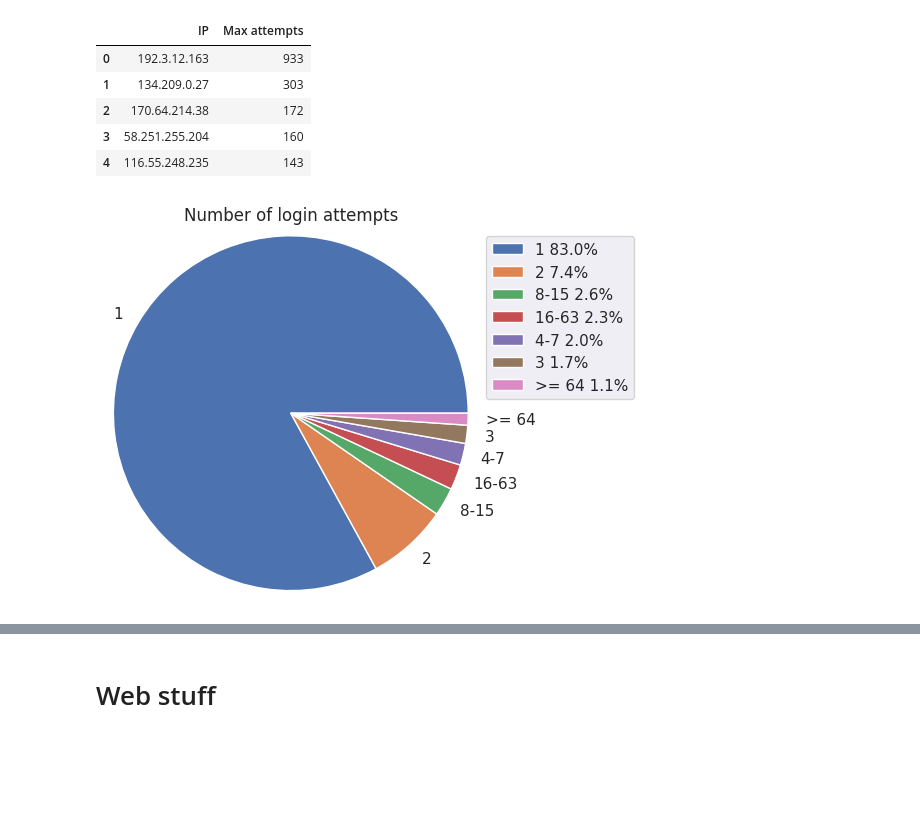
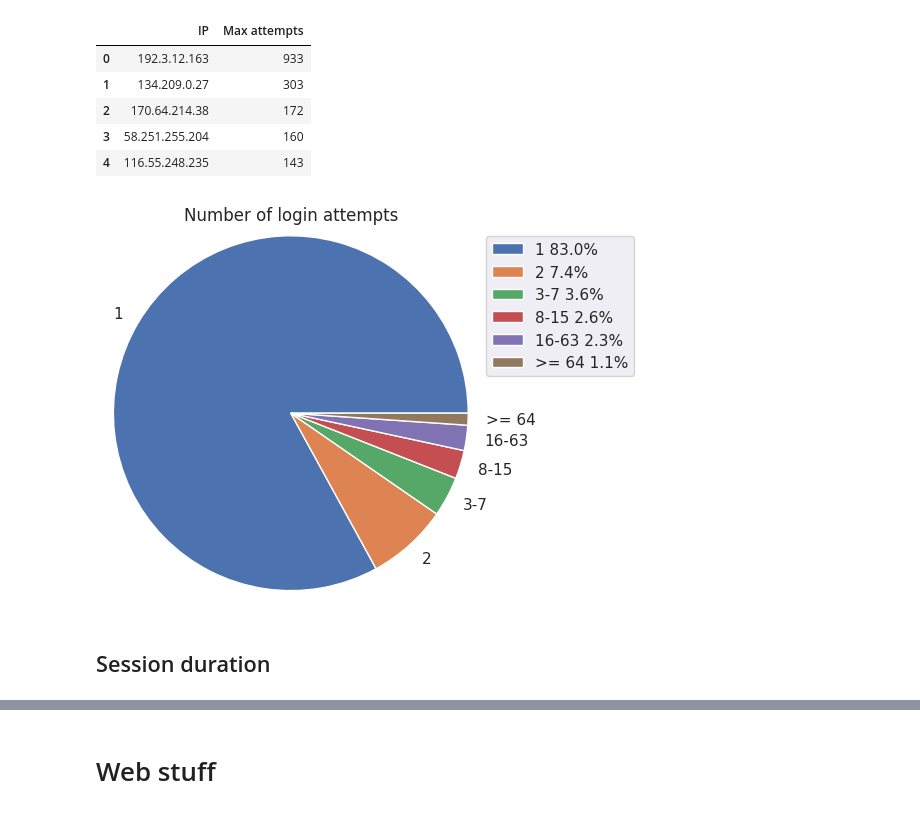
Before and after one commit to ysthakur/hacs202-ssh-hp, a Jupyter notebook: imhungry.ipynb, the cells around one changed output, grey strips where cells are left out. Saved outputs shown, nothing was run; the diff lists cells and outputs as text; code cells hidden in the pictures; blank space fills up the shorter version.

```diff
--- a/imhungry.ipynb
+++ b/imhungry.ipynb
@@ -286,28 +298,30 @@ counts_to_df(
 # %%
 counts = counts_to_df(num_attempts["Num attempts"].value_counts())
 counts.loc[counts["Num attempts"] >= 64, "Num attempts"] = ">= 64"
 counts.loc[
     counts["Num attempts"].apply(lambda n: n >= 16 if isinstance(n, int) else False),
     "Num attempts",
 ] = "16-63"
 counts.loc[
     counts["Num attempts"].apply(lambda n: n >= 8 if isinstance(n, int) else False),
     "Num attempts",
 ] = "8-15"
 counts.loc[
-    counts["Num attempts"].apply(lambda n: n >= 4 if isinstance(n, int) else False),
+    counts["Num attempts"].apply(lambda n: n >= 3 if isinstance(n, int) else False),
     "Num attempts",
-] = "4-7"
+] = "3-7"
 counts = counts.groupby("Num attempts")["Count"].sum().sort_values(ascending=False)
 total = counts.sum()
 percents = counts.apply(lambda count: (count / total) * 100)
 plt.pie(counts, labels=counts.index, radius=1.2)
 plt.legend(
     labels=[f"{name} {percent:0.1f}%" for name, percent in zip(counts.index, percents)],
     loc="upper right",
     bbox_to_anchor=(1.45, 1),
 )
 plt.title("Number of login attempts")
 None
 # %% [output]
-[figure, old version]
+[figure, new version]
+# %% [markdown]
+## Session duration
```
Also changed, not shown: parts of 10 cells of this notebook.
